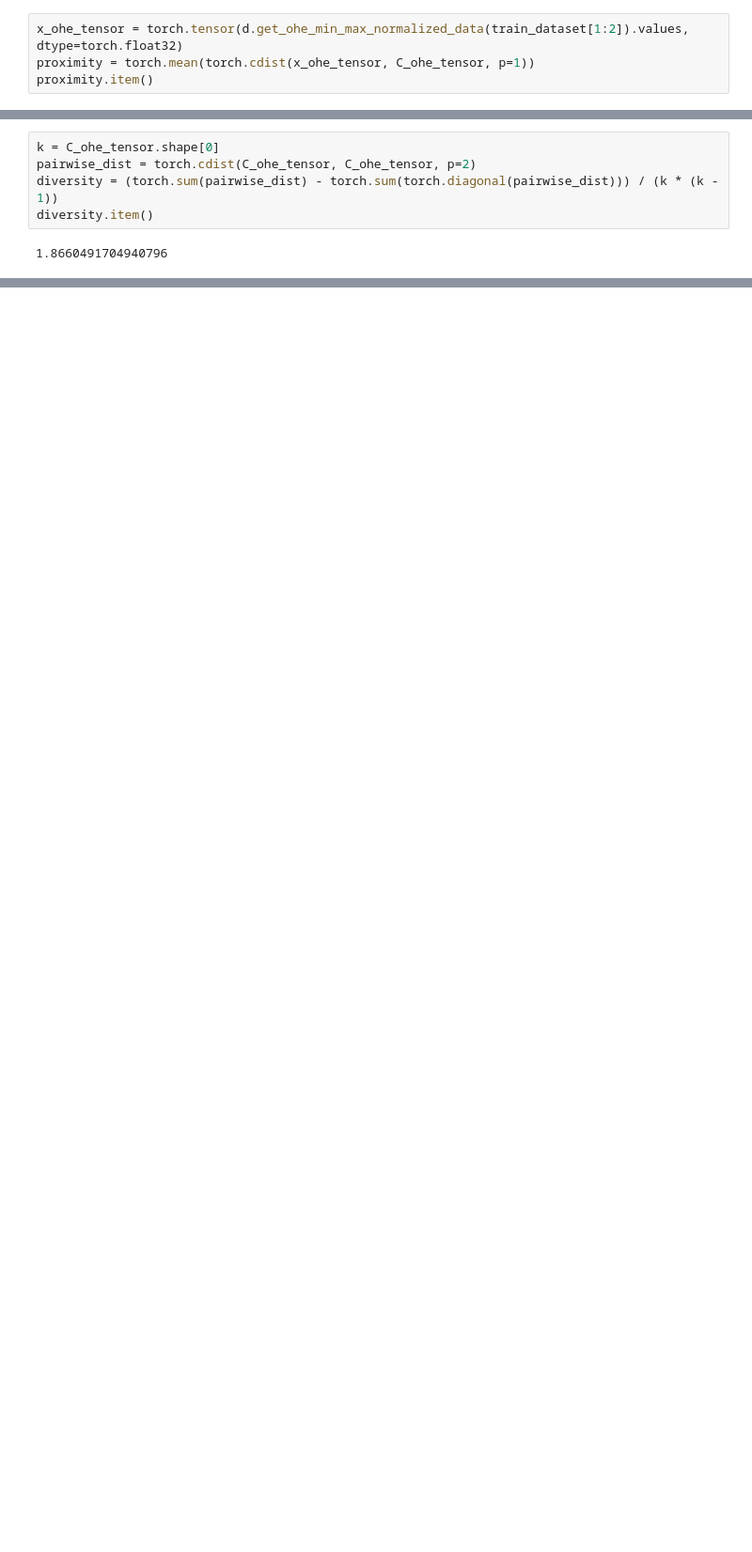
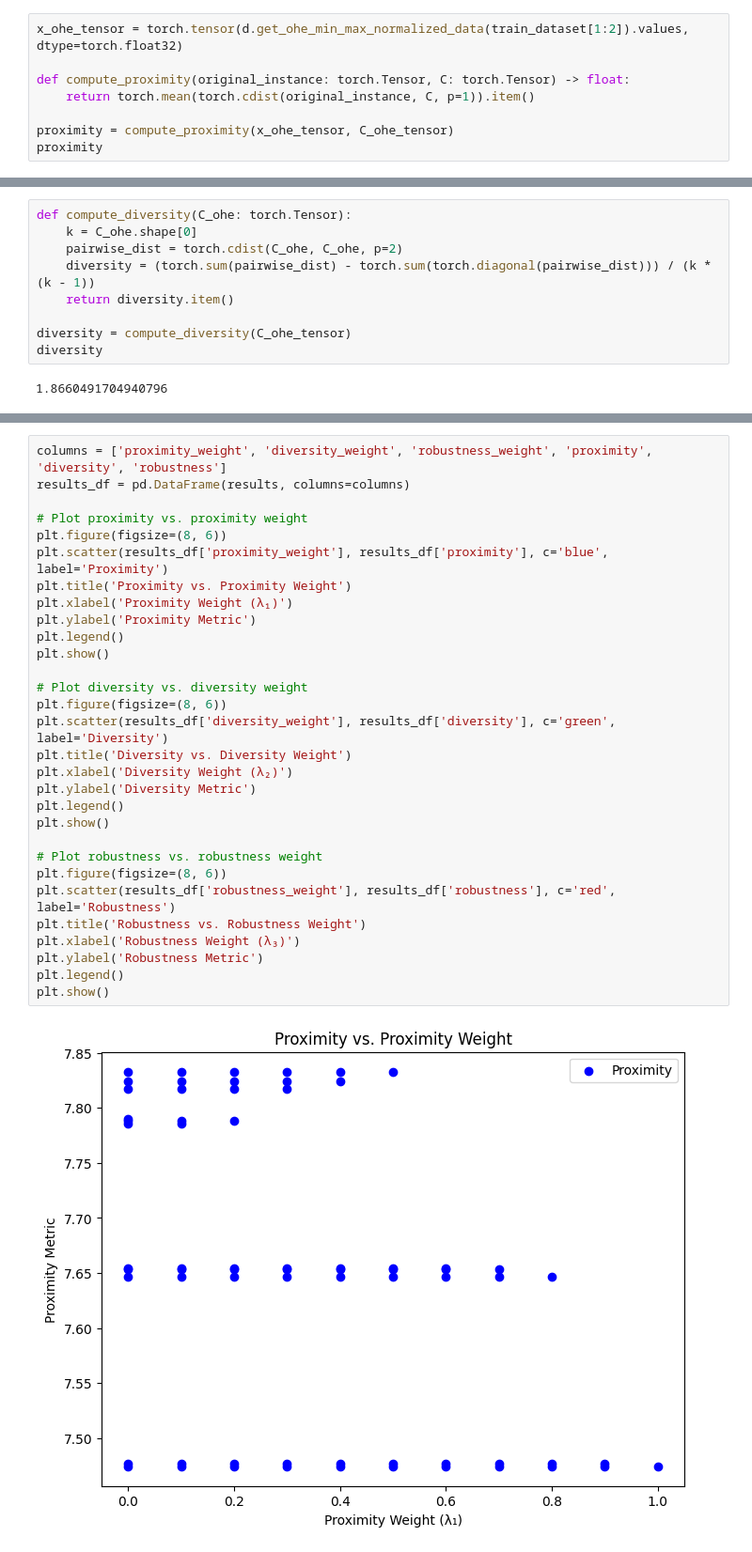
Before and after one commit to Dice-Extended/dice-x, a Jupyter notebook: docs/source/notebooks/Benchmarking_Preliminary_Metrics.ipynb, the cells around one changed output, grey strips where cells are left out. Shown at 94% size. Cells and saved outputs as stored; diff of their text form; blank space fills up the shorter version.

```diff
--- a/docs/source/notebooks/Benchmarking_Preliminary_Metrics.ipynb
+++ b/docs/source/notebooks/Benchmarking_Preliminary_Metrics.ipynb
@@ -499,8 +556,12 @@ dist(x_i, c_i) = \sum_{j=1}^{d} \lvert x_{ij} - c_{ij} \rvert
 \end{equation}
 # %%
 x_ohe_tensor = torch.tensor(d.get_ohe_min_max_normalized_data(train_dataset[1:2]).values, dtype=torch.float32)
-proximity = torch.mean(torch.cdist(x_ohe_tensor, C_ohe_tensor, p=1))
-proximity.item()
+
+def compute_proximity(original_instance: torch.Tensor, C: torch.Tensor) -> float:
+    return torch.mean(torch.cdist(original_instance, C, p=1)).item()
+
+proximity = compute_proximity(x_ohe_tensor, C_ohe_tensor)
+proximity
 # %% [output]
 7.653975009918213
 # %% [markdown]
@@ -518,10 +581,14 @@ Diversity = \frac{1}{k(k-1)}\sum_{i_1}^{k}\sum_{j \neq i}^{} dist(c_i, c_j)
 
 where $k$ is the number of counterfactuals.
 # %%
-k = C_ohe_tensor.shape[0]
-pairwise_dist = torch.cdist(C_ohe_tensor, C_ohe_tensor, p=2)
-diversity = (torch.sum(pairwise_dist) - torch.sum(torch.diagonal(pairwise_dist))) / (k * (k - 1))
-diversity.item()
+def compute_diversity(C_ohe: torch.Tensor):
+    k = C_ohe.shape[0]
+    pairwise_dist = torch.cdist(C_ohe, C_ohe, p=2)
+    diversity = (torch.sum(pairwise_dist) - torch.sum(torch.diagonal(pairwise_dist))) / (k * (k - 1))
+    return diversity.item()
+
+diversity = compute_diversity(C_ohe_tensor)
+diversity
 # %% [output]
 1.8660491704940796
 # %% [markdown]
@@ -568,0 +690,32 @@ R(\lambda_1, \lambda_2, \lambda_3) = Robustness,
+# %%
+columns = ['proximity_weight', 'diversity_weight', 'robustness_weight', 'proximity', 'diversity', 'robustness']
+results_df = pd.DataFrame(results, columns=columns)
+
+# Plot proximity vs. proximity weight
+plt.figure(figsize=(8, 6))
+plt.scatter(results_df['proximity_weight'], results_df['proximity'], c='blue', label='Proximity')
+plt.title('Proximity vs. Proximity Weight')
+plt.xlabel('Proximity Weight (λ₁)')
+plt.ylabel('Proximity Metric')
+plt.legend()
+plt.show()
+
+# Plot diversity vs. diversity weight
+plt.figure(figsize=(8, 6))
+plt.scatter(results_df['diversity_weight'], results_df['diversity'], c='green', label='Diversity')
+plt.title('Diversity vs. Diversity Weight')
+plt.xlabel('Diversity Weight (λ₂)')
+plt.ylabel('Diversity Metric')
+plt.legend()
+plt.show()
+
+# Plot robustness vs. robustness weight
+plt.figure(figsize=(8, 6))
+plt.scatter(results_df['robustness_weight'], results_df['robustness'], c='red', label='Robustness')
+plt.title('Robustness vs. Robustness Weight')
+plt.xlabel('Robustness Weight (λ₃)')
+plt.ylabel('Robustness Metric')
+plt.legend()
+plt.show()
+# %% [output]
+[figure, added]
```
Also changed, not shown: parts of 24 cells of this notebook, 2 other files.
